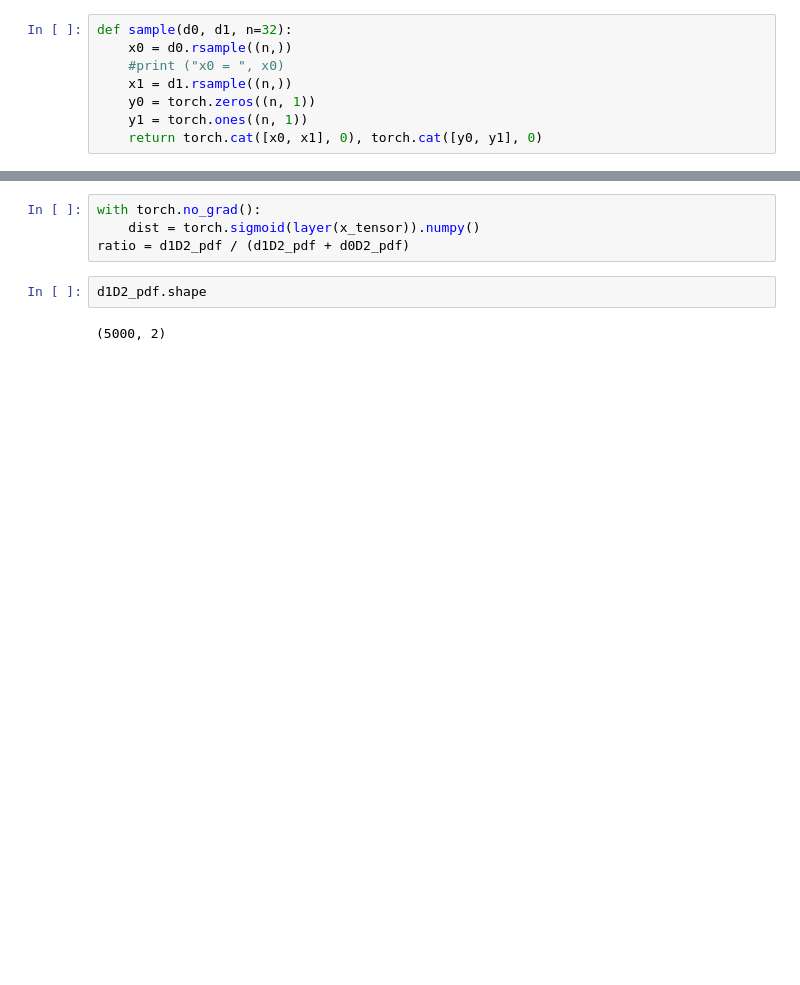
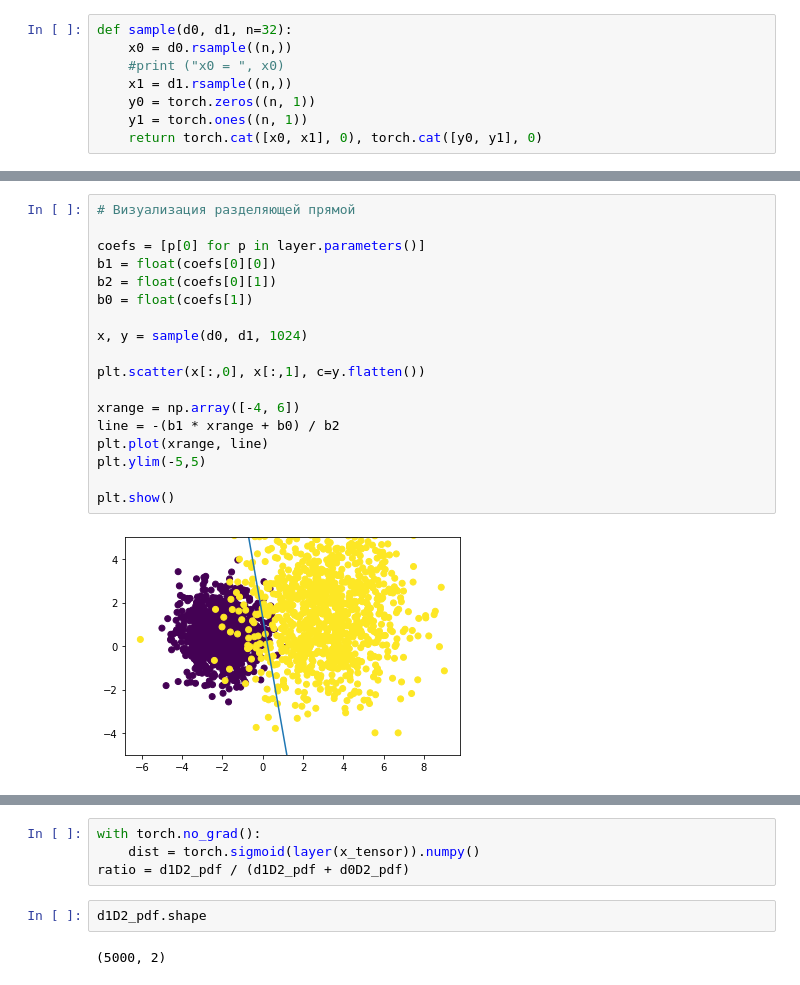
Before and after one commit to vasiache/ttt, a Jupyter notebook: homework2/log_regV2.ipynb, the cells around one changed output, grey strips where cells are left out. Saved outputs shown, nothing was run; the diff lists cells and outputs as text; blank space fills up the shorter version.

```diff
--- a/homework2/log_regV2.ipynb
+++ b/homework2/log_regV2.ipynb
@@ -72,3 +80,23 @@ for i in range(10000):
+# %%
+# Визуализация разделяющей прямой
+
+coefs = [p[0] for p in layer.parameters()]
+b1 = float(coefs[0][0])
+b2 = float(coefs[0][1])
+b0 = float(coefs[1])
+
+x, y = sample(d0, d1, 1024)
+
+plt.scatter(x[:,0], x[:,1], c=y.flatten())
+
+xrange = np.array([-4, 6])
+line = -(b1 * xrange + b0) / b2
+plt.plot(xrange, line)
+plt.ylim(-5,5)
+
+plt.show()
+# %% [output]
+[figure, added]
 # %%
 x_scale = np.linspace(-10, 10, 5000)
 x_scaleD2=np.array([np.linspace(-10, 10, 5000), np.linspace(-10, 10, 5000)]).reshape(-1,2)
```
Also changed, not shown: parts of 7 cells of this notebook.
